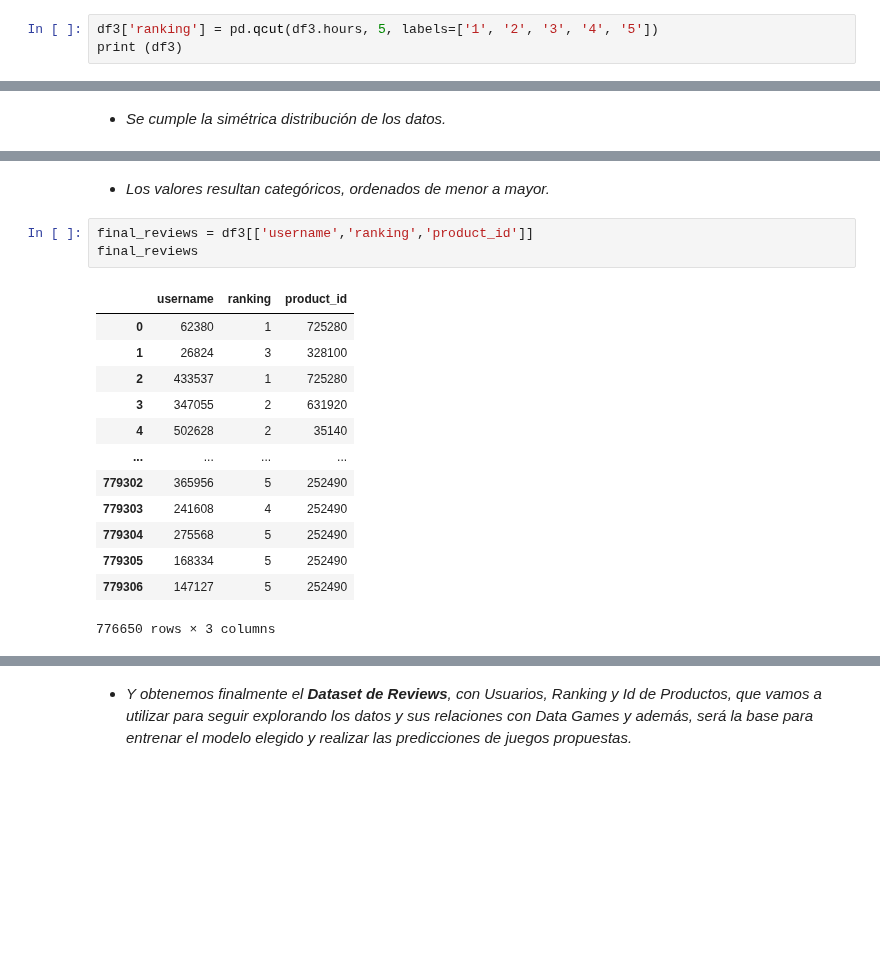
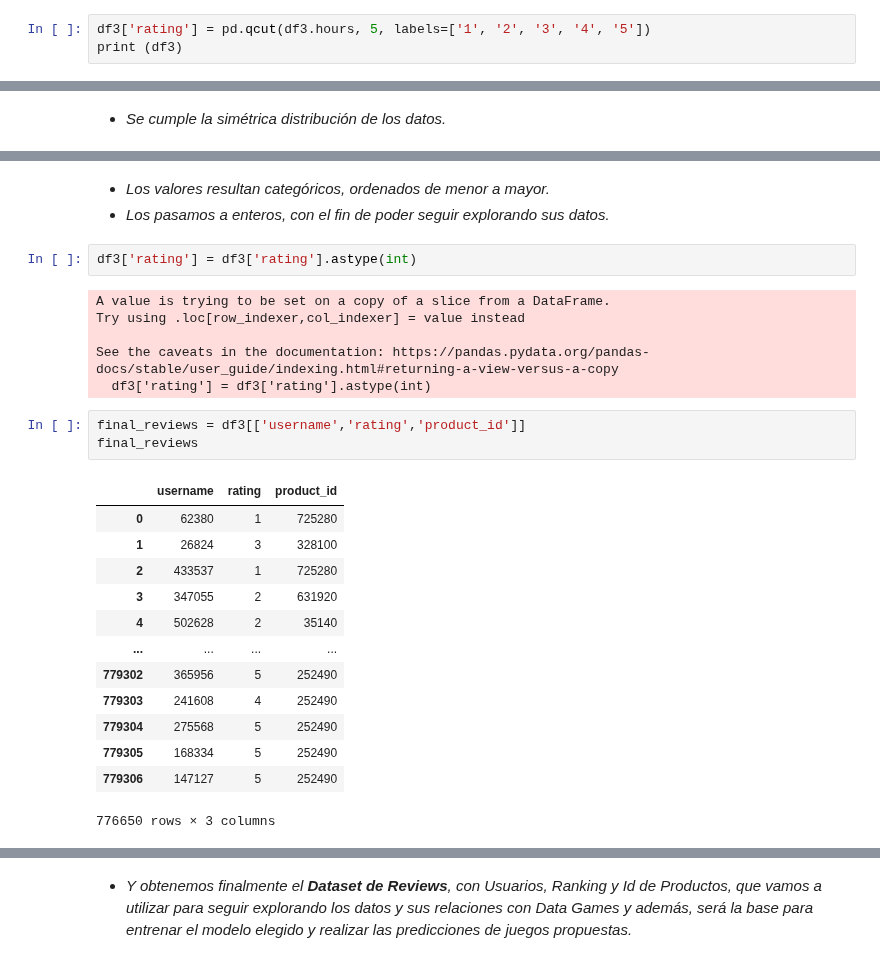
Before and after one commit to alseveso/AcamicaDS, a Jupyter notebook: Proyecto 3/A. Proyecto 03_Alejandra Seveso.ipynb, the cells around one changed output, grey strips where cells are left out. Drawn from its saved outputs; the diff is of its cells as text; blank space fills up the shorter version.

```diff
--- a/Proyecto 3/A. Proyecto 03_Alejandra Seveso.ipynb
+++ b/Proyecto 3/A. Proyecto 03_Alejandra Seveso.ipynb
@@ -348,6 +348,6 @@ df3
 * *La cantidad de horas jugadas por cada usuario para cada juego, será en éste caso, determinante a la hora de establecer un ranking de calificaciones.*
 * *Se determinan 5 puntuaciones que **van del 1 a 5**, determinadas en función a la distribución de los datos, y ponderando que en cada una de ellas se hallen una cantidad de valores similares.*
 # %%
-df3['ranking'] = pd.qcut(df3.hours, 5, labels=['1', '2', '3', '4', '5'])
+df3['rating'] = pd.qcut(df3.hours, 5, labels=['1', '2', '3', '4', '5'])
 print (df3)
 # %% [output]
@@ -388,11 +388,20 @@ pd.unique(df3['ranking'])
 Categories (5, object): ['1' < '2' < '3' < '4' < '5']
 # %% [markdown]
 * *Los valores resultan categóricos, ordenados de menor a mayor.*
+* *Los pasamos a enteros, con el fin de poder seguir explorando sus datos.*
+# %%
+df3['rating'] = df3['rating'].astype(int)
+# %% [output]
+A value is trying to be set on a copy of a slice from a DataFrame.
+Try using .loc[row_indexer,col_indexer] = value instead
+
+See the caveats in the documentation: https://pandas.pydata.org/pandas-docs/stable/user_guide/indexing.html#returning-a-view-versus-a-copy
+  df3['rating'] = df3['rating'].astype(int)
 # %%
-final_reviews = df3[['username','ranking','product_id']]
+final_reviews = df3[['username','rating','product_id']]
 final_reviews
 # %% [output]
-|  | username | ranking | product_id |
+|  | username | rating | product_id |
 | 0 | 62380 | 1 | 725280 |
 | 1 | 26824 | 3 | 328100 |
 | 2 | 433537 | 1 | 725280 |
```
Also changed, not shown: parts of 79 cells of this notebook, 2 other files.
